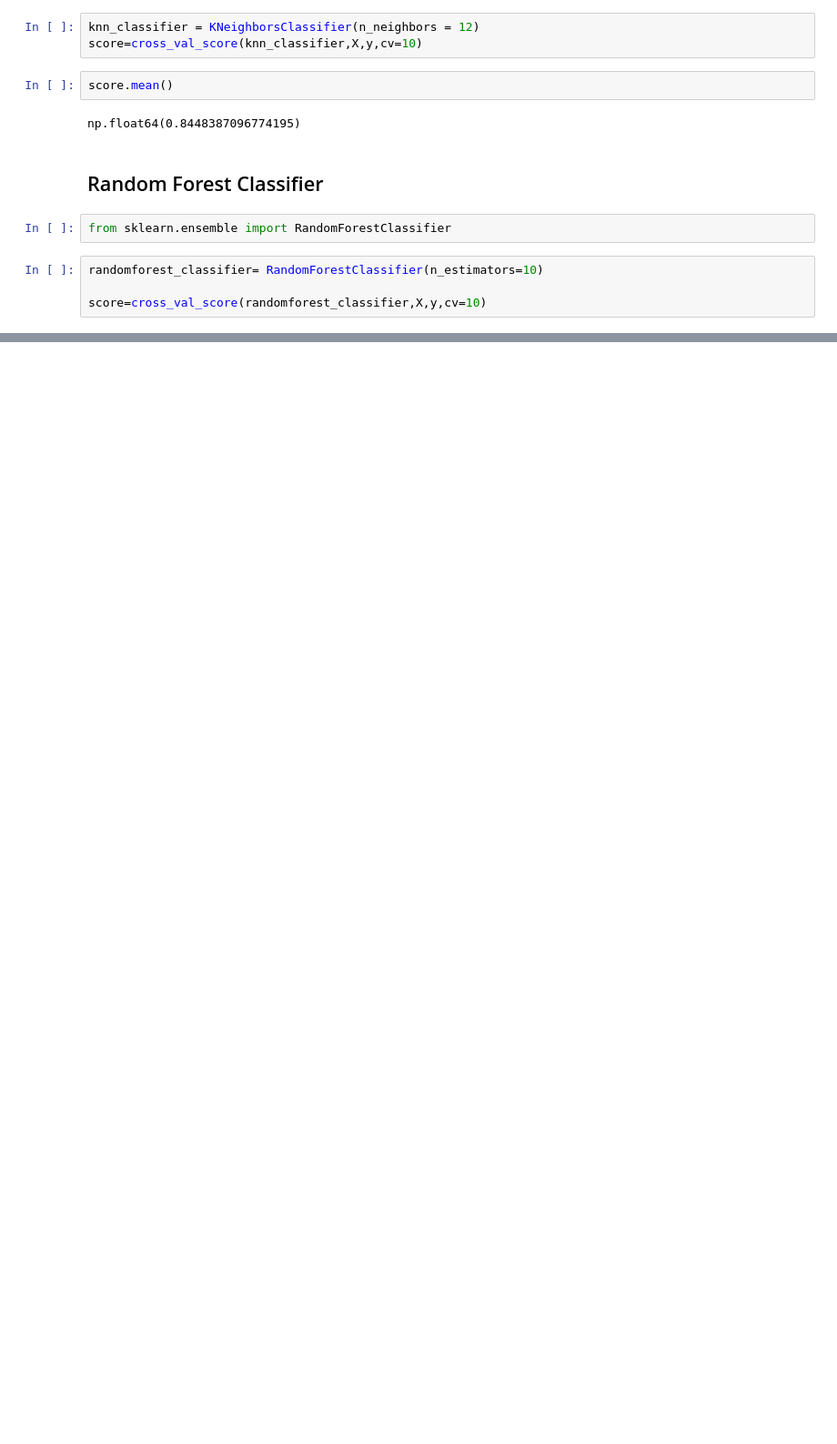
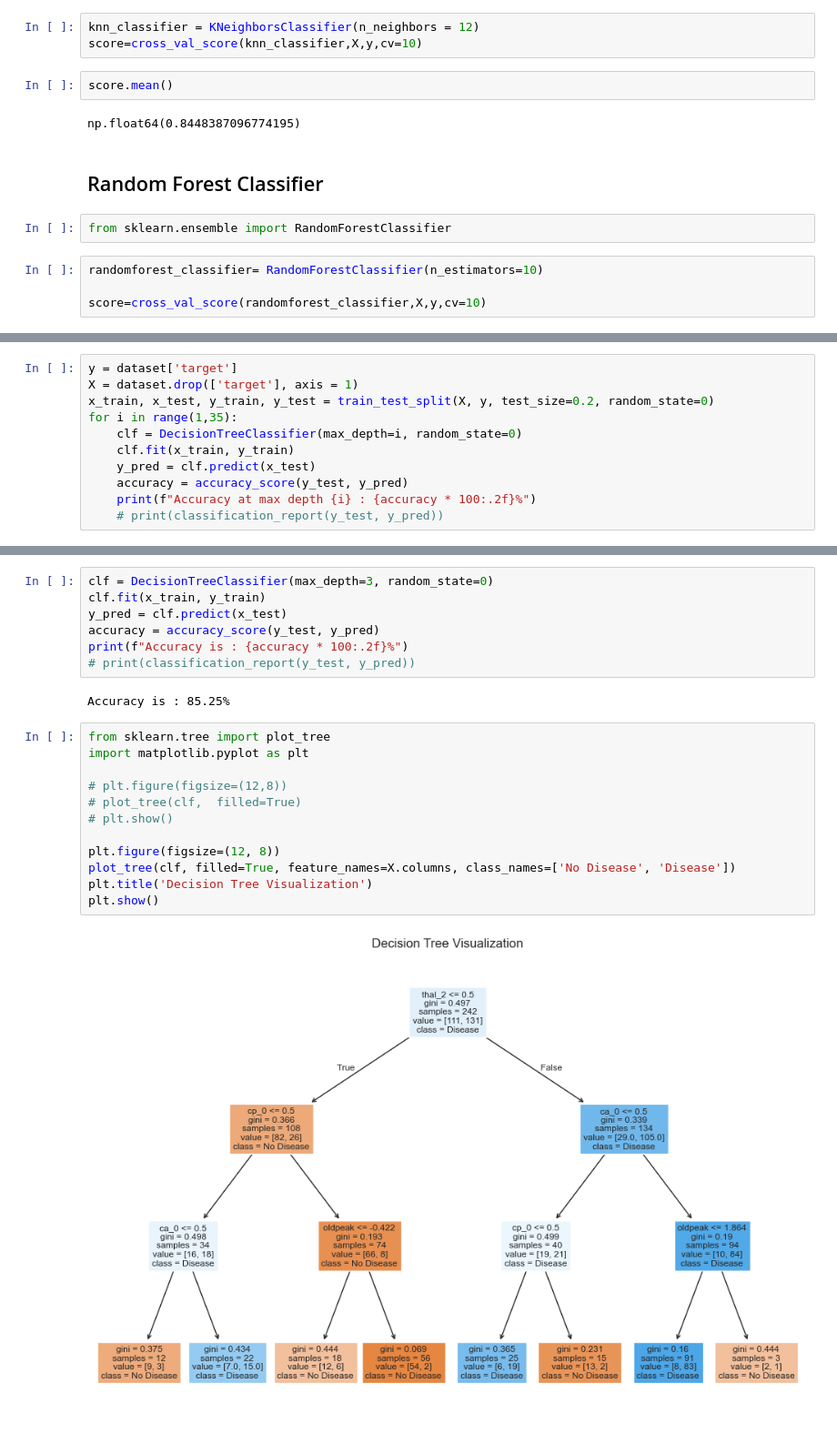
Before and after one commit to amitabh-7t/EDA-PROJ-1, a Jupyter notebook: heart_disease_prediction/model.ipynb, the cells around one changed output, grey strips where cells are left out. Shown at 91% size. Drawn from its saved outputs; the diff is of its cells as text; blank space fills up the shorter version.

Commit message:
Decision Tree

```diff
--- a/heart_disease_prediction/model.ipynb
+++ b/heart_disease_prediction/model.ipynb
@@ -140,0 +149,11 @@ np.float64(0.7852688172043011)
+# %%
+y = dataset['target']
+X = dataset.drop(['target'], axis = 1)
+x_train, x_test, y_train, y_test = train_test_split(X, y, test_size=0.2, random_state=0)
+for i in range(1,35):
+    clf = DecisionTreeClassifier(max_depth=i, random_state=0)
+    clf.fit(x_train, y_train)
+    y_pred = clf.predict(x_test)
+    accuracy = accuracy_score(y_test, y_pred)
+    print(f"Accuracy at max depth {i} : {accuracy * 100:.2f}%")
+    # print(classification_report(y_test, y_pred))
@@ -140,0 +178,23 @@ np.float64(0.7852688172043011)
+# %%
+clf = DecisionTreeClassifier(max_depth=3, random_state=0)
+clf.fit(x_train, y_train)
+y_pred = clf.predict(x_test)
+accuracy = accuracy_score(y_test, y_pred)
+print(f"Accuracy is : {accuracy * 100:.2f}%")
+# print(classification_report(y_test, y_pred))
+# %% [output]
+Accuracy is : 85.25%
+# %%
+from sklearn.tree import plot_tree
+import matplotlib.pyplot as plt
+
+# plt.figure(figsize=(12,8))
+# plot_tree(clf,  filled=True)
+# plt.show()
+
+plt.figure(figsize=(12, 8))
+plot_tree(clf, filled=True, feature_names=X.columns, class_names=['No Disease', 'Disease'])
+plt.title('Decision Tree Visualization')
+plt.show()
+# %% [output]
+[figure, added]
```
Also changed, not shown: parts of 9 cells of this notebook.
